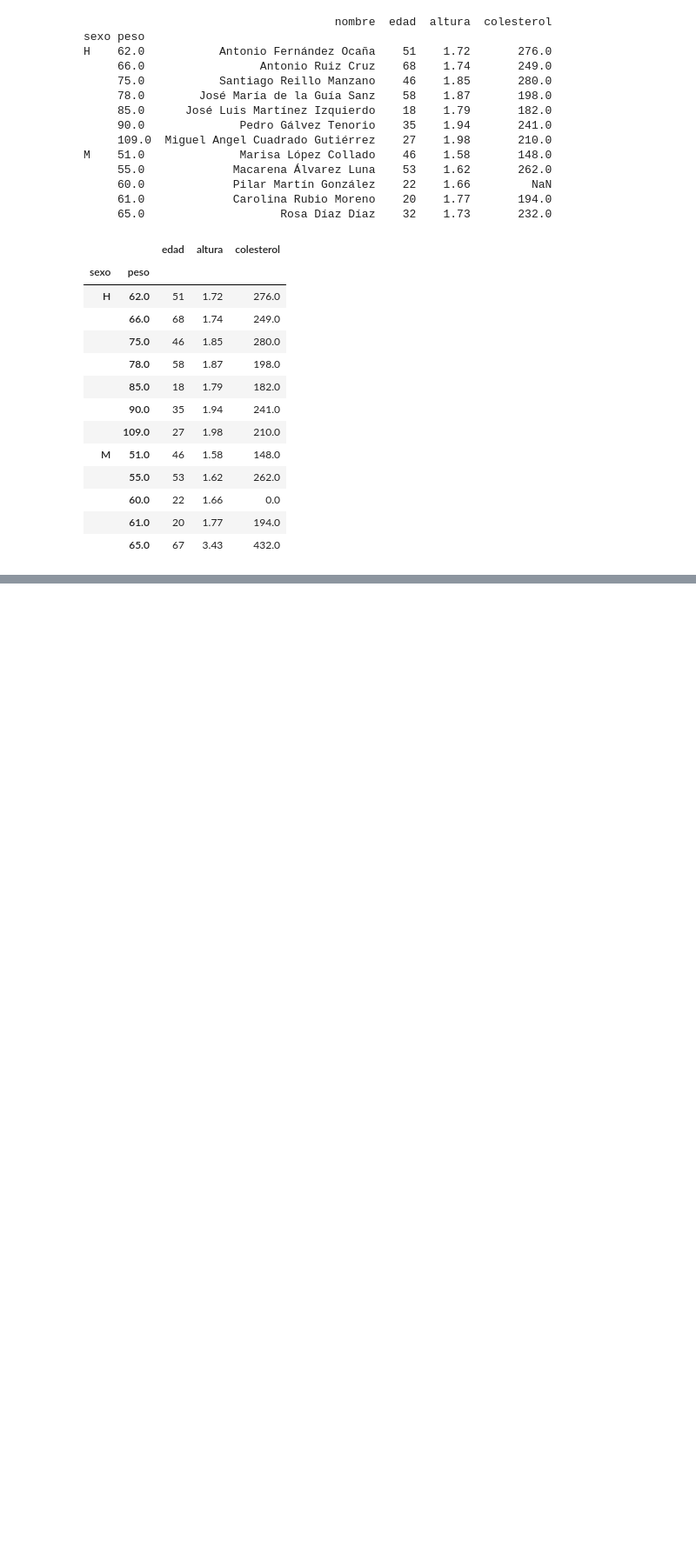
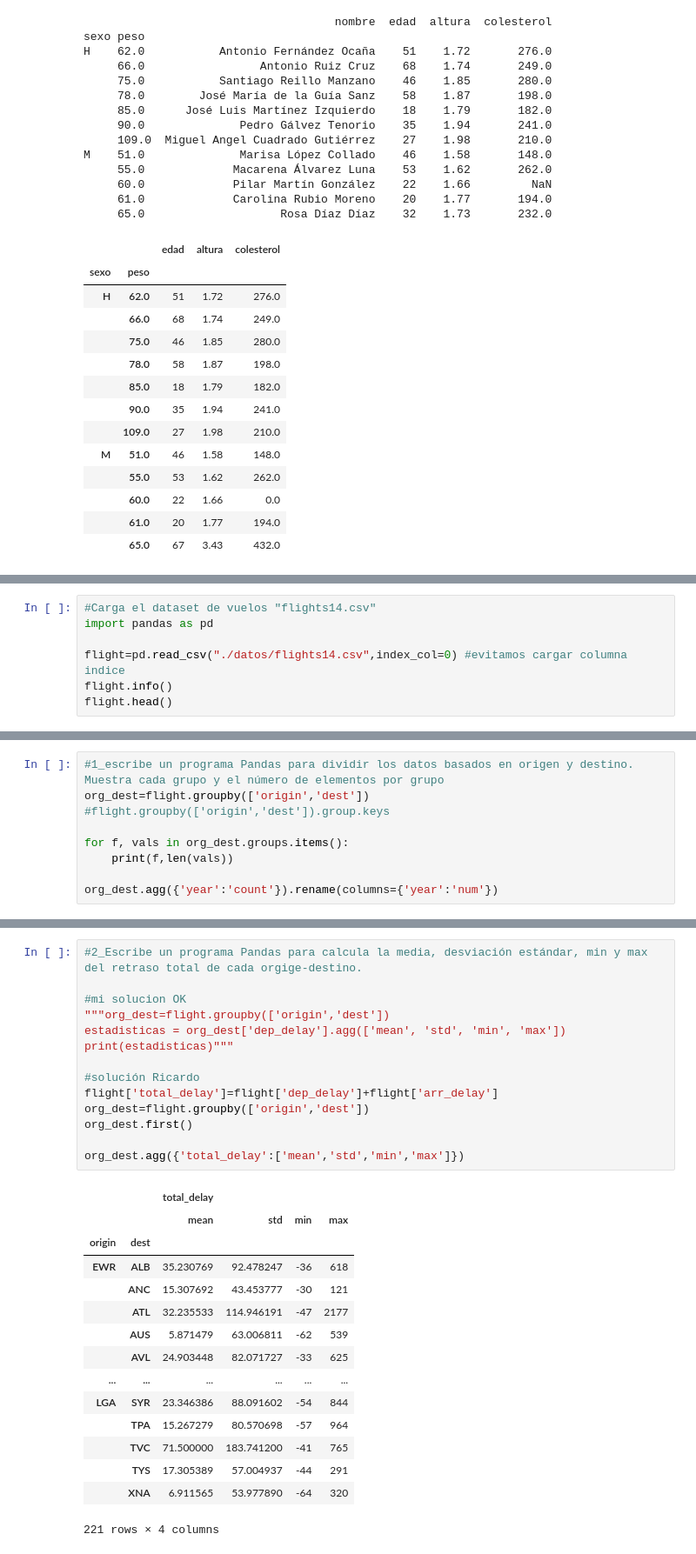
Before and after one commit to Patri-data12/pythonformacion, a Jupyter notebook: numpy_data12/dataframe.ipynb, the cells around one changed output, grey strips where cells are left out. Shown at 87% size. Cells and saved outputs as stored; diff of their text form; blank space fills up the shorter version.

Commit message:
update dataframe

```diff
--- a/numpy_data12/dataframe.ipynb
+++ b/numpy_data12/dataframe.ipynb
@@ -1232,0 +1235,7 @@ M    51.0              Marisa López Collado    46    1.58       148.0
+# %%
+#Carga el dataset de vuelos "flights14.csv"
+import pandas as pd
+
+flight=pd.read_csv("./datos/flights14.csv",index_col=0) #evitamos cargar columna indice
+flight.info()
+flight.head()
@@ -1232,0 +1267,9 @@ M    51.0              Marisa López Collado    46    1.58       148.0
+# %%
+#1_escribe un programa Pandas para dividir los datos basados en origen y destino. Muestra cada grupo y el número de elementos por grupo
+org_dest=flight.groupby(['origin','dest'])
+#flight.groupby(['origin','dest']).group.keys
+
+for f, vals in org_dest.groups.items():
+    print(f,len(vals))
+
+org_dest.agg({'year':'count'}).rename(columns={'year':'num'})
@@ -1232,0 +1308,30 @@ M    51.0              Marisa López Collado    46    1.58       148.0
+# %%
+#2_Escribe un programa Pandas para calcula la media, desviación estándar, min y max del retraso total de cada orgige-destino.
+
+#mi solucion OK
+"""org_dest=flight.groupby(['origin','dest'])
+estadisticas = org_dest['dep_delay'].agg(['mean', 'std', 'min', 'max'])
+print(estadisticas)"""
+
+#solución Ricardo
+flight['total_delay']=flight['dep_delay']+flight['arr_delay']
+org_dest=flight.groupby(['origin','dest'])
+org_dest.first()
+
+org_dest.agg({'total_delay':['mean','std','min','max']})
+# %% [output]
+|  |  | total_delay |  |  |  |
+|  |  | mean | std | min | max |
+| origin | dest |  |  |  |  |
+| EWR | ALB | 35.230769 | 92.478247 | -36 | 618 |
+|  | ANC | 15.307692 | 43.453777 | -30 | 121 |
+|  | ATL | 32.235533 | 114.946191 | -47 | 2177 |
+|  | AUS | 5.871479 | 63.006811 | -62 | 539 |
+|  | AVL | 24.903448 | 82.071727 | -33 | 625 |
+| ... | ... | ... | ... | ... | ... |
+| LGA | SYR | 23.346386 | 88.091602 | -54 | 844 |
+|  | TPA | 15.267279 | 80.570698 | -57 | 964 |
+|  | TVC | 71.500000 | 183.741200 | -41 | 765 |
+|  | TYS | 17.305389 | 57.004937 | -44 | 291 |
+|  | XNA | 6.911565 | 53.977890 | -64 | 320 |
+221 rows × 4 columns
```
Also changed, not shown: parts of 5 cells of this notebook.
